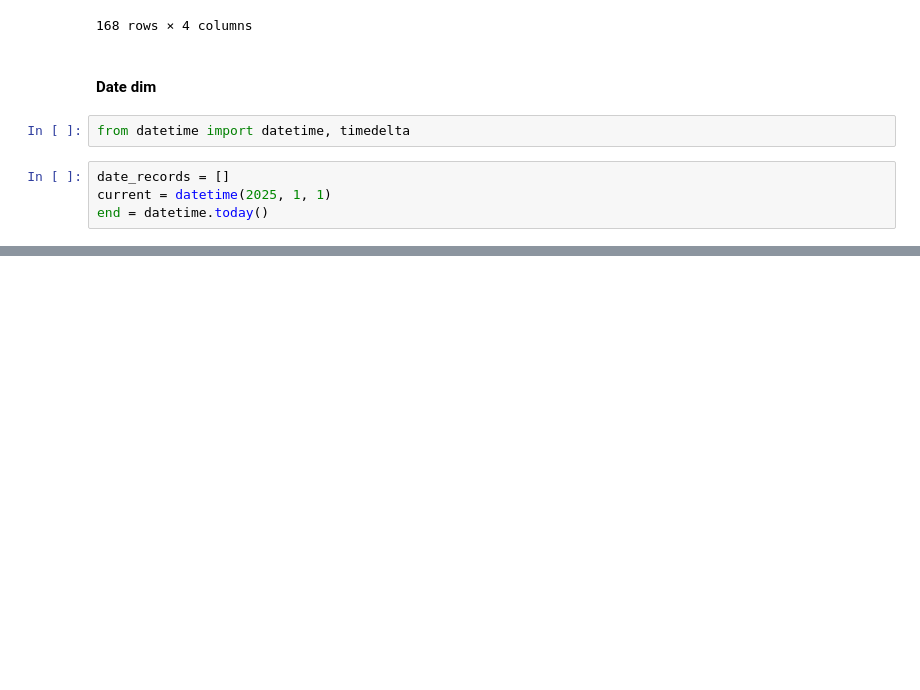
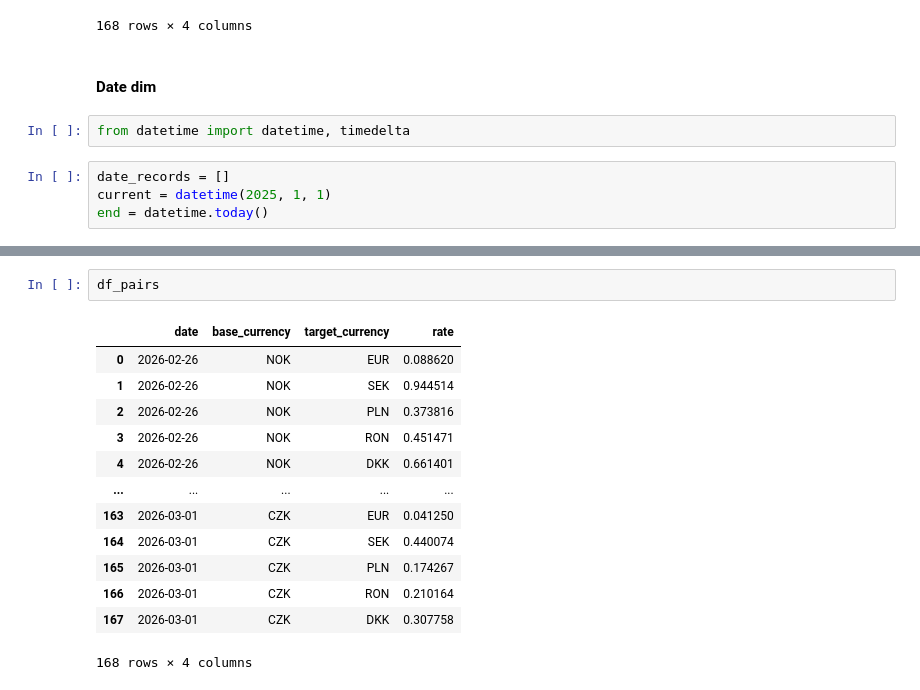
Before and after one commit to yasser3434/foreign_exchange_de_project, a Jupyter notebook: notebooks/main.ipynb, the cells around one changed output, grey strips where cells are left out. Saved outputs shown, nothing was run; the diff lists cells and outputs as text; blank space fills up the shorter version.

```diff
--- a/notebooks/main.ipynb
+++ b/notebooks/main.ipynb
@@ -427,0 +544,16 @@ cursor.executemany("""
+# %%
+df_pairs
+# %% [output]
+|  | date | base_currency | target_currency | rate |
+| 0 | 2026-02-26 | NOK | EUR | 0.088620 |
+| 1 | 2026-02-26 | NOK | SEK | 0.944514 |
+| 2 | 2026-02-26 | NOK | PLN | 0.373816 |
+| 3 | 2026-02-26 | NOK | RON | 0.451471 |
+| 4 | 2026-02-26 | NOK | DKK | 0.661401 |
+| ... | ... | ... | ... | ... |
+| 163 | 2026-03-01 | CZK | EUR | 0.041250 |
+| 164 | 2026-03-01 | CZK | SEK | 0.440074 |
+| 165 | 2026-03-01 | CZK | PLN | 0.174267 |
+| 166 | 2026-03-01 | CZK | RON | 0.210164 |
+| 167 | 2026-03-01 | CZK | DKK | 0.307758 |
+168 rows × 4 columns
```
Also changed, not shown: parts of 36 cells of this notebook, 2 other files.
